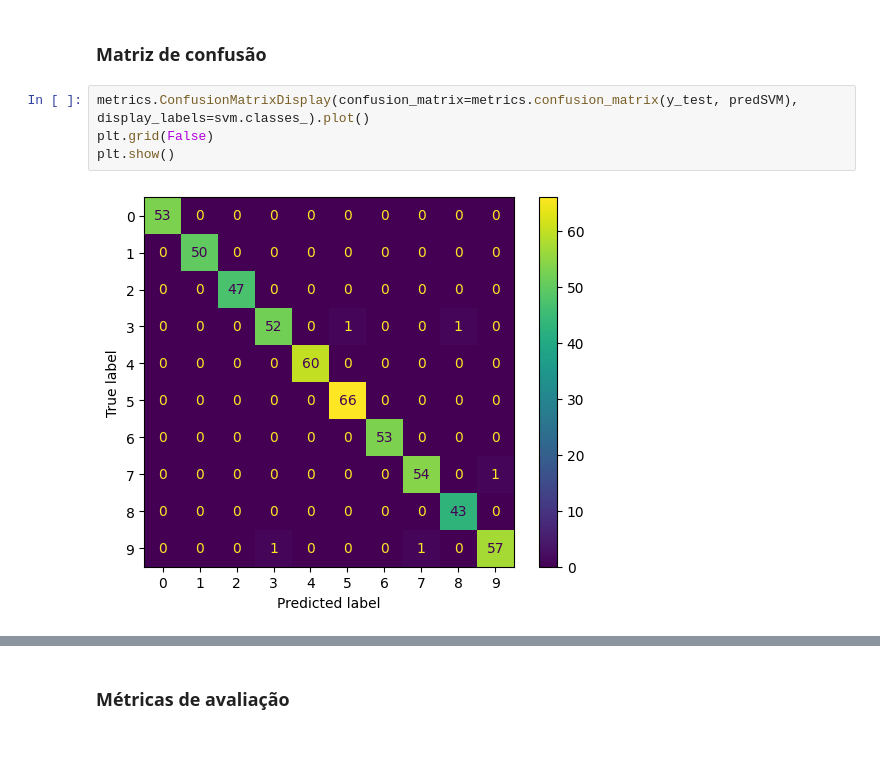
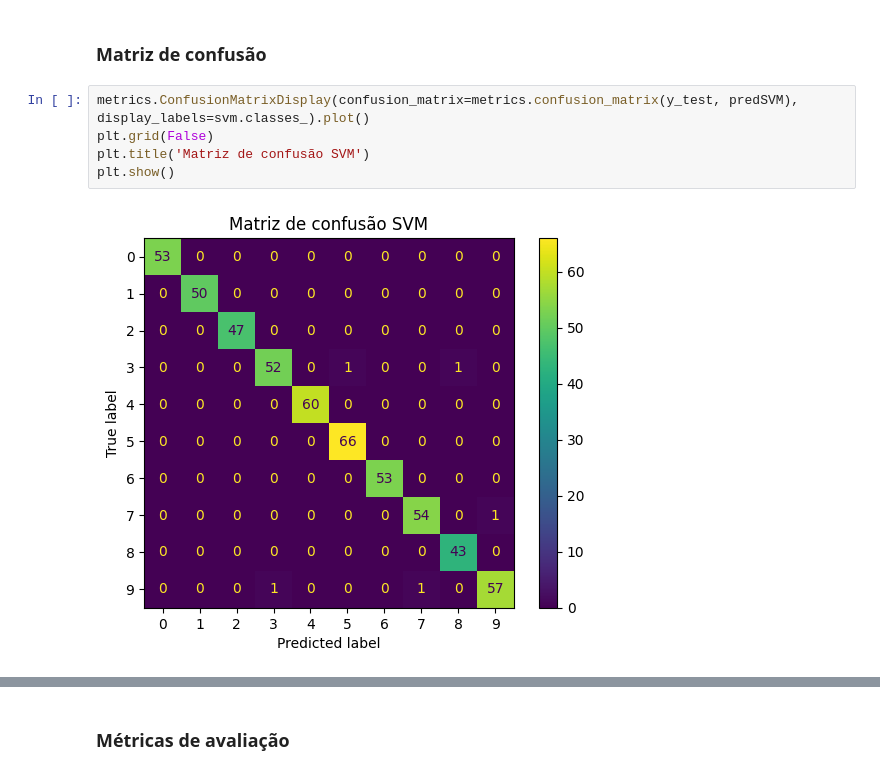
Before and after one commit to IagoMagalhaes23/BBP1034---JOGOS-DINAMICOS, a Jupyter notebook: Trabalho 1/questao 01.ipynb, the cells around one changed output, grey strips where cells are left out. Saved outputs shown, nothing was run; the diff lists cells and outputs as text; blank space fills up the shorter version.

```diff
--- a/Trabalho 1/questao 01.ipynb
+++ b/Trabalho 1/questao 01.ipynb
@@ -192,9 +192,10 @@ predKNN = knn.predict(x_test)
 # %%
 metrics.ConfusionMatrixDisplay(confusion_matrix=metrics.confusion_matrix(y_test, predSVM), display_labels=svm.classes_).plot()
 plt.grid(False)
+plt.title('Matriz de confusão SVM')
 plt.show()
 # %% [output]
-[figure, old version]
+[figure, new version]
 # %%
 metrics.ConfusionMatrixDisplay(confusion_matrix=metrics.confusion_matrix(y_test, predNaiveBayes), display_labels=naiveBayes.classes_).plot()
 plt.grid(False)
```
Also changed, not shown: parts of 2 cells of this notebook.
